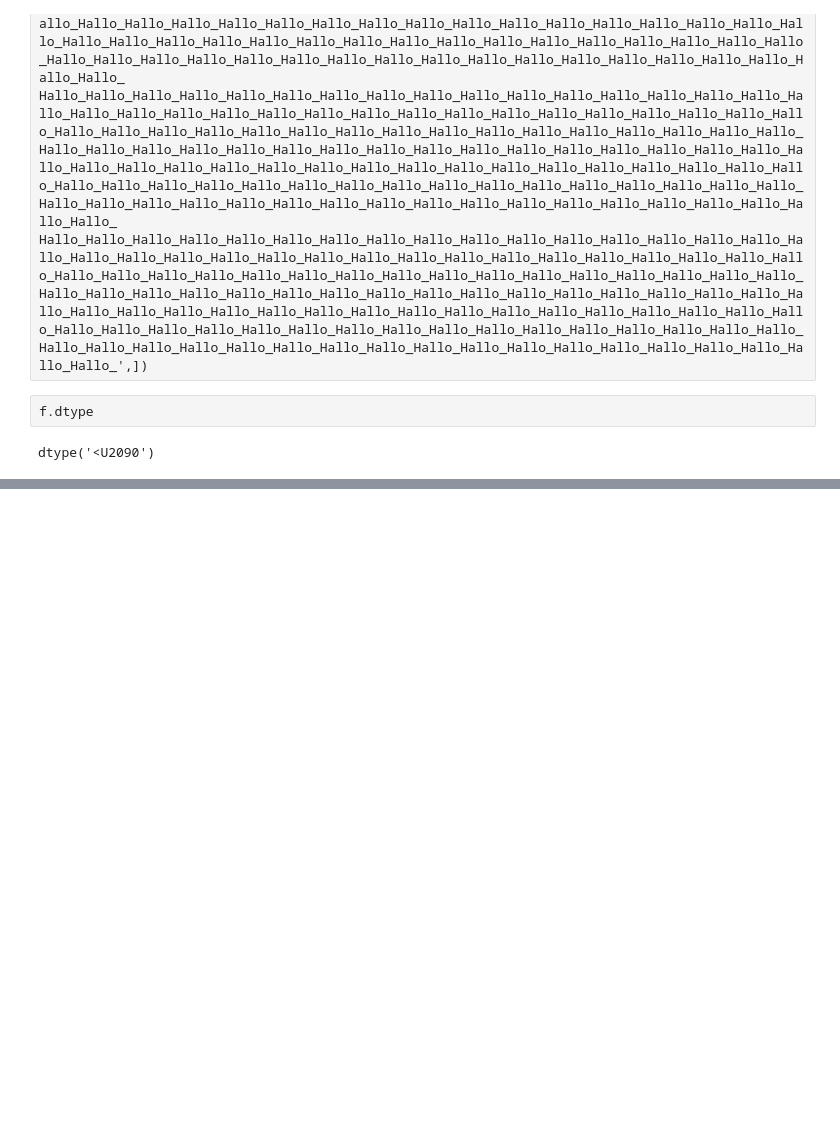
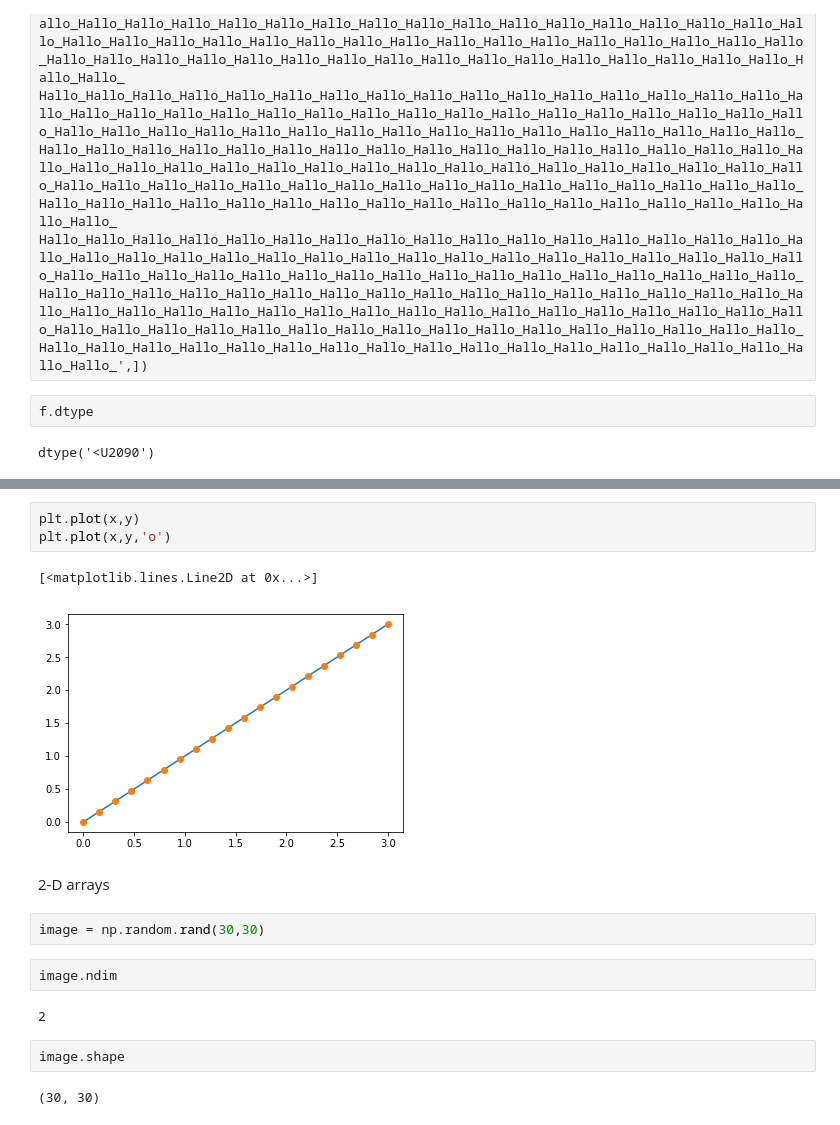
Before and after one commit to venkunikku/numpy_notebooks, a Jupyter notebook: 1.3.1. The NumPy array object.ipynb, the cells around one changed output, grey strips where cells are left out. Drawn from its saved outputs; the diff is of its cells as text; blank space fills up the shorter version.

```diff
--- a/1.3.1. The NumPy array object.ipynb
+++ b/1.3.1. The NumPy array object.ipynb
@@ -378,0 +423,18 @@ dtype('<U2090')
+# %%
+plt.plot(x,y)
+plt.plot(x,y,'o')
+# %% [output]
+[<matplotlib.lines.Line2D at 0x...>]
+[figure, added]
+# %% [markdown]
+2-D arrays
+# %%
+image = np.random.rand(30,30)
+# %%
+image.ndim
+# %% [output]
+2
+# %%
+image.shape
+# %% [output]
+(30, 30)
```
Also changed, not shown: parts of 43 cells of this notebook.
